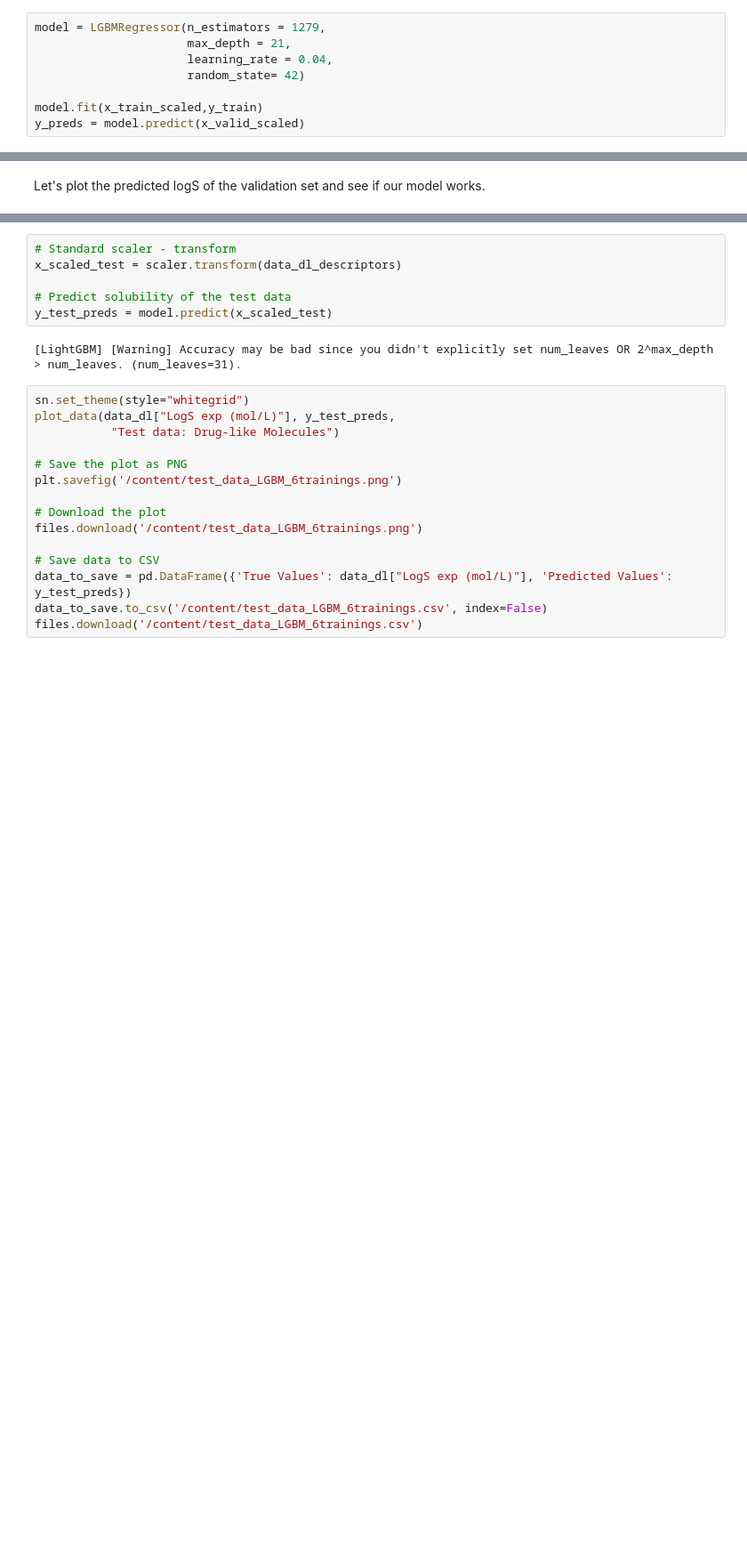
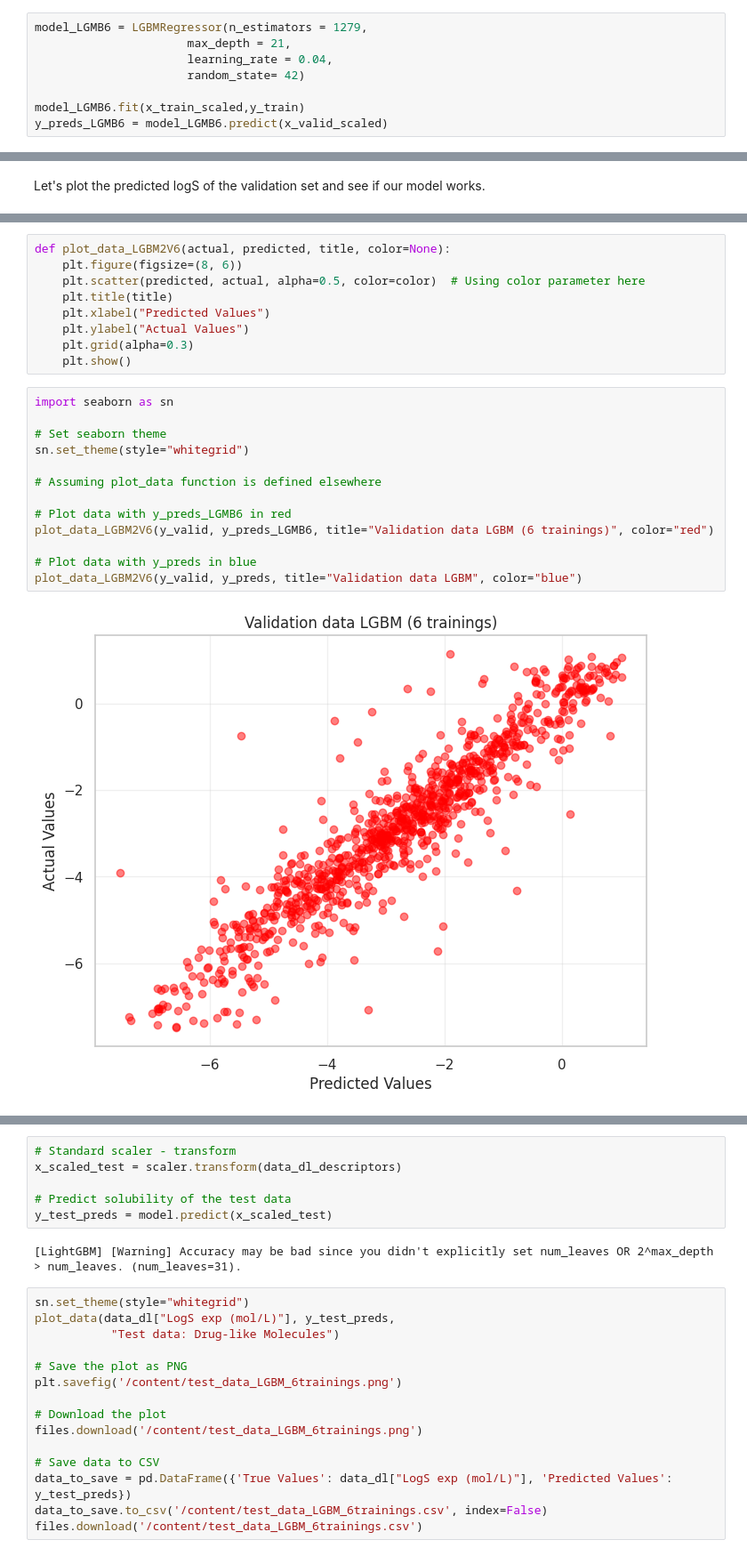
Before and after one commit to LucasCossard/WSPP_Projectppchem, a Jupyter notebook: Notebook_WSP.ipynb, the cells around one changed output, grey strips where cells are left out. Shown at 89% size. Cells and saved outputs as stored; diff of their text form; blank space fills up the shorter version.

```diff
--- a/Notebook_WSP.ipynb
+++ b/Notebook_WSP.ipynb
@@ -702,13 +832,13 @@ files.download('/content/test_data_LGBM.csv')
 # %% [markdown]
 ## 7.1.2 LGBMRegressor (trained 6 times)
 # %%
-model = LGBMRegressor(n_estimators = 1279,
+model_LGMB6 = LGBMRegressor(n_estimators = 1279,
                       max_depth = 21,
                       learning_rate = 0.04,
                       random_state= 42)
 
-model.fit(x_train_scaled,y_train)
-y_preds = model.predict(x_valid_scaled)
+model_LGMB6.fit(x_train_scaled,y_train)
+y_preds_LGMB6 = model_LGMB6.predict(x_valid_scaled)
 # %% [output]
 [LightGBM] [Warning] Accuracy may be bad since you didn't explicitly set num_leaves OR 2^max_depth > num_leaves. (num_leaves=31).
 [LightGBM] [Warning] Accuracy may be bad since you didn't explicitly set num_leaves OR 2^max_depth > num_leaves. (num_leaves=31).
@@ -769,3 +900,27 @@ files.download('/content/data_LGBM_6trainings.csv')
 [interactive output not drawn]
 [interactive output not drawn]
 [figure]
+# %%
+def plot_data_LGBM2V6(actual, predicted, title, color=None):
+    plt.figure(figsize=(8, 6))
+    plt.scatter(predicted, actual, alpha=0.5, color=color)  # Using color parameter here
+    plt.title(title)
+    plt.xlabel("Predicted Values")
+    plt.ylabel("Actual Values")
+    plt.grid(alpha=0.3)
+    plt.show()
+# %%
+import seaborn as sn
+
+# Set seaborn theme
+sn.set_theme(style="whitegrid")
+
+# Assuming plot_data function is defined elsewhere
+
+# Plot data with y_preds_LGMB6 in red
+plot_data_LGBM2V6(y_valid, y_preds_LGMB6, title="Validation data LGBM (6 trainings)", color="red")
+
+# Plot data with y_preds in blue
+plot_data_LGBM2V6(y_valid, y_preds, title="Validation data LGBM", color="blue")
+# %% [output]
+[figure, added]
```
Also changed, not shown: parts of 53 cells of this notebook.
